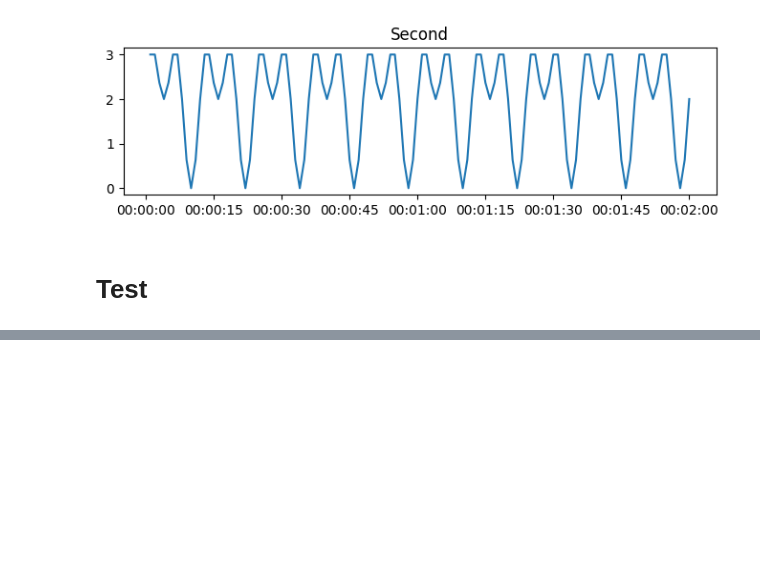
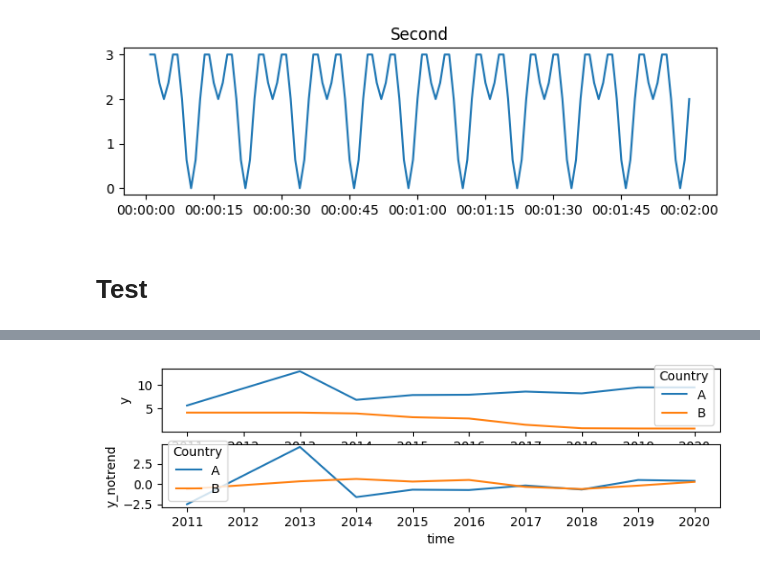
Before and after one commit to Hasan-Basri-Akcay/akrule, a Jupyter notebook: notebooks/test.ipynb, the cells around one changed output, grey strips where cells are left out. Drawn from its saved outputs; the diff is of its cells as text; code cells hidden in the pictures; blank space fills up the shorter version.

Commit message:
set_trend

```diff
--- a/notebooks/test.ipynb
+++ b/notebooks/test.ipynb
@@ -141,6 +224,0 @@ sns.lineplot(data=df_year, x="time", y="y", hue="Country", ax=ax);
-# %%
-df_year_temp = df_year.copy()
-df_year_temp["time"] = df_year_temp["time"].astype(str)
-
-model = AKRuleBasedTS(freqs=["yearly"], tag_features=["Country"], inplace=False)
-model.fit_predict(df_year)
@@ -192,0 +225,10 @@ True
+# %%
+df_year_temp = df_year.copy()
+#df_year_temp["time"] = df_year_temp["time"].astype(str)
+#df_year_temp.loc[df_year_temp["time"]=="2011-12-31", "y"] = np.nan
+df_year_temp = df_year_temp.loc[df_year_temp["time"]!="2011-12-31", :].copy()
+df_year_temp = df_year_temp.loc[~((df_year_temp["time"]=="2019-12-31")&(df_year_temp["Country"]=="A")), :].copy()
+df_year_temp = df_year_temp.loc[~((df_year_temp["time"]=="2010-12-31")&(df_year_temp["Country"]=="B")), :].copy()
+
+model = AKRuleBasedTS(freqs=["yearly"], tag_features=["Country"], trend_level=1, inplace=False)
+X = model.fit_predict(df_year_temp)
@@ -192,0 +270,6 @@ True
+# %%
+fig, axes = plt.subplots(2, figsize=(8,2))
+sns.lineplot(data=X, x="time", y="y", hue="Country", ax=axes[0]);
+sns.lineplot(data=X, x="time", y="y_notrend", hue="Country", ax=axes[1]);
+# %% [output]
+[figure, added]
```
Also changed, not shown: parts of 7 cells of this notebook.
